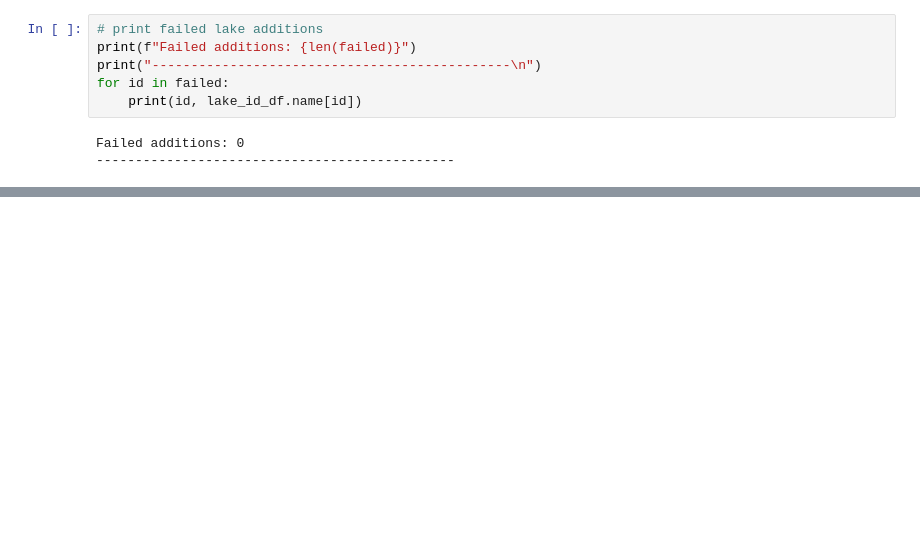
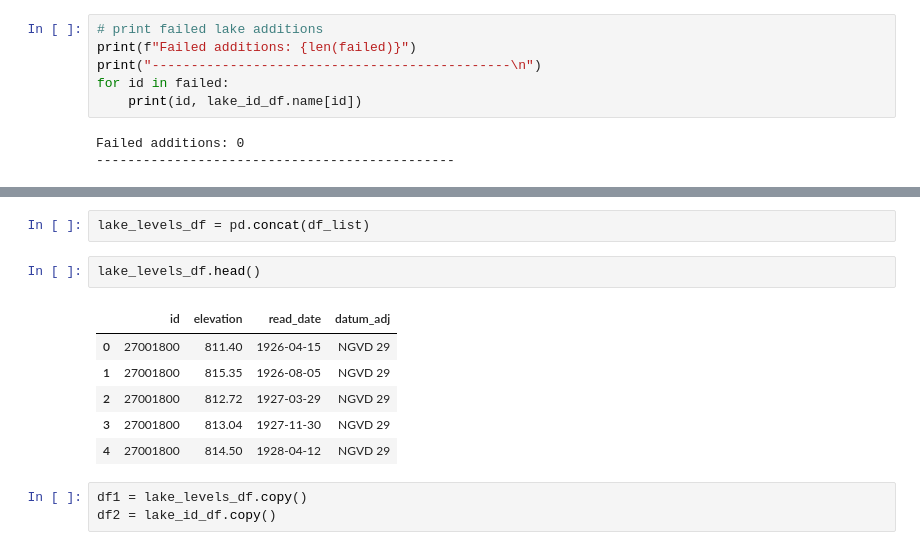
Before and after one commit to alvern/water-levels, a Jupyter notebook: Jack_Lake-Levels-Scraping.ipynb, the cells around one changed output, grey strips where cells are left out. Cells and saved outputs as stored; diff of their text form; blank space fills up the shorter version.

```diff
--- a/Jack_Lake-Levels-Scraping.ipynb
+++ b/Jack_Lake-Levels-Scraping.ipynb
@@ -159,0 +200,14 @@ Successful additions: 95
+# %%
+lake_levels_df = pd.concat(df_list)
+# %%
+lake_levels_df.head()
+# %% [output]
+|  | id | elevation | read_date | datum_adj |
+| 0 | 27001800 | 811.40 | 1926-04-15 | NGVD 29 |
+| 1 | 27001800 | 815.35 | 1926-08-05 | NGVD 29 |
+| 2 | 27001800 | 812.72 | 1927-03-29 | NGVD 29 |
+| 3 | 27001800 | 813.04 | 1927-11-30 | NGVD 29 |
+| 4 | 27001800 | 814.50 | 1928-04-12 | NGVD 29 |
+# %%
+df1 = lake_levels_df.copy()
+df2 = lake_id_df.copy()
```
Also changed, not shown: parts of 11 cells of this notebook, 14 other files.
